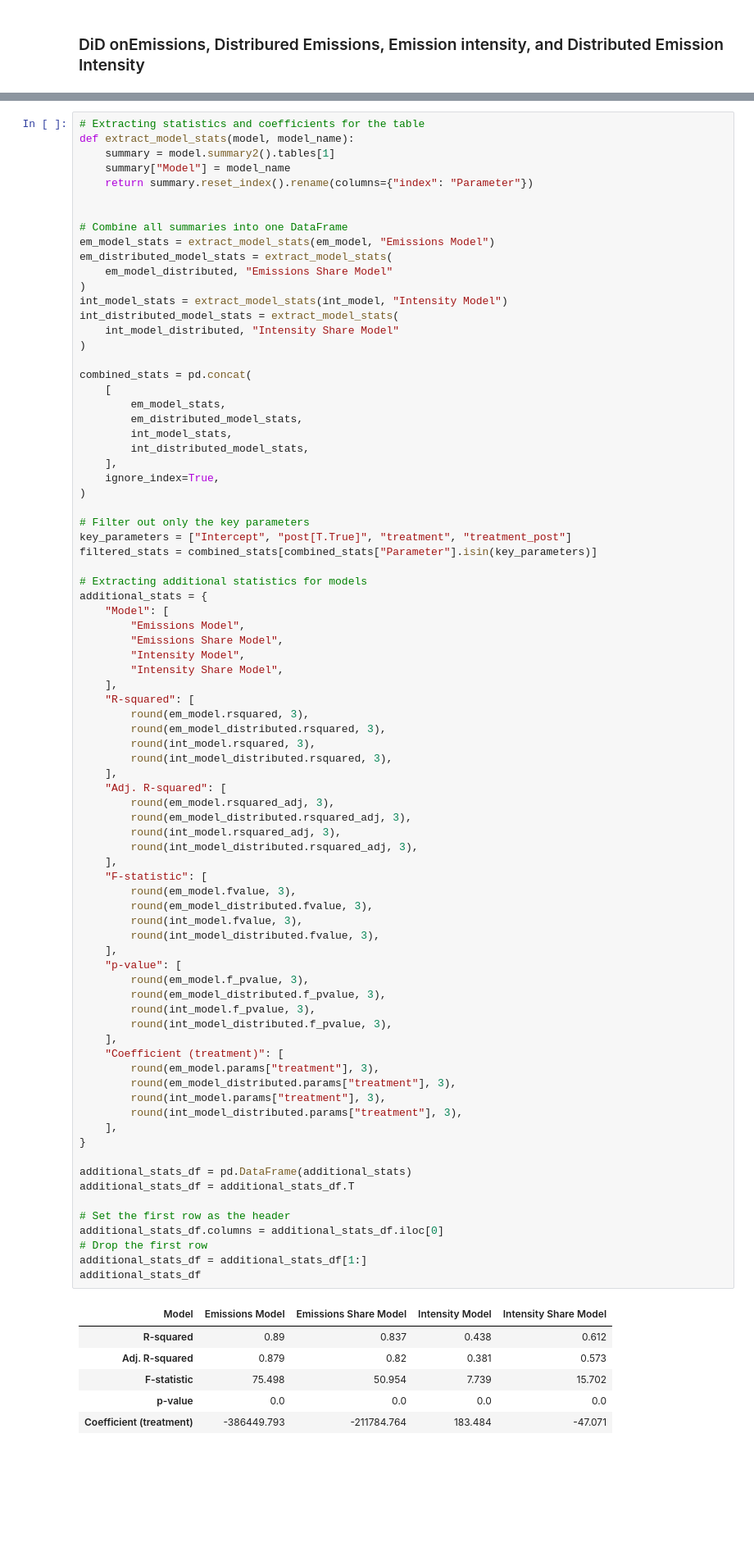
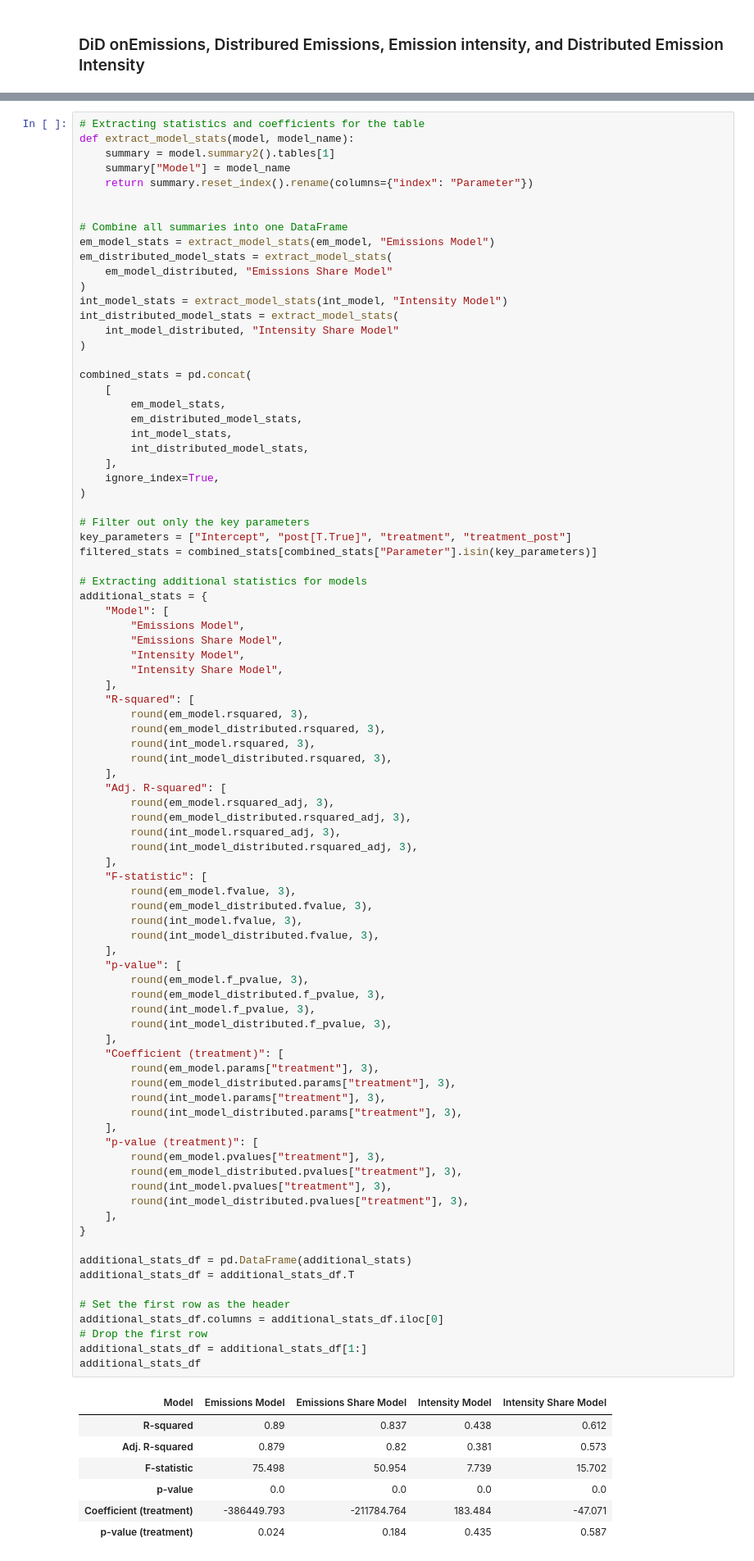
Before and after one commit to percw/Norwegian_oil_gas_decarbonization, a Jupyter notebook: notebooks/04_data_modeling/04_data_modelling.ipynb, the cells around one changed output, grey strips where cells are left out. Shown: that part at 82% size. Saved outputs shown, nothing was run; the diff lists cells and outputs as text; blank space fills up the shorter version.

```diff
--- a/notebooks/04_data_modeling/04_data_modelling.ipynb
+++ b/notebooks/04_data_modeling/04_data_modelling.ipynb
@@ -213,33 +213,40 @@ additional_stats = {
     ],
     "p-value": [
         round(em_model.f_pvalue, 3),
         round(em_model_distributed.f_pvalue, 3),
         round(int_model.f_pvalue, 3),
         round(int_model_distributed.f_pvalue, 3),
     ],
     "Coefficient (treatment)": [
         round(em_model.params["treatment"], 3),
         round(em_model_distributed.params["treatment"], 3),
         round(int_model.params["treatment"], 3),
         round(int_model_distributed.params["treatment"], 3),
     ],
+    "p-value (treatment)": [
+        round(em_model.pvalues["treatment"], 3),
+        round(em_model_distributed.pvalues["treatment"], 3),
+        round(int_model.pvalues["treatment"], 3),
+        round(int_model_distributed.pvalues["treatment"], 3),
+    ],
 }
 
 additional_stats_df = pd.DataFrame(additional_stats)
 additional_stats_df = additional_stats_df.T
 
 # Set the first row as the header
 additional_stats_df.columns = additional_stats_df.iloc[0]
 # Drop the first row
 additional_stats_df = additional_stats_df[1:]
 additional_stats_df
 # %% [output]
 | Model | Emissions Model | Emissions Share Model | Intensity Model | Intensity Share Model |
 | R-squared | 0.89 | 0.837 | 0.438 | 0.612 |
 | Adj. R-squared | 0.879 | 0.82 | 0.381 | 0.573 |
 | F-statistic | 75.498 | 50.954 | 7.739 | 15.702 |
 | p-value | 0.0 | 0.0 | 0.0 | 0.0 |
 | Coefficient (treatment) | -386449.793 | -211784.764 | 183.484 | -47.071 |
+| p-value (treatment) | 0.024 | 0.184 | 0.435 | 0.587 |
 # %% [markdown]
 ## Regression
 # %% [markdown]
```
